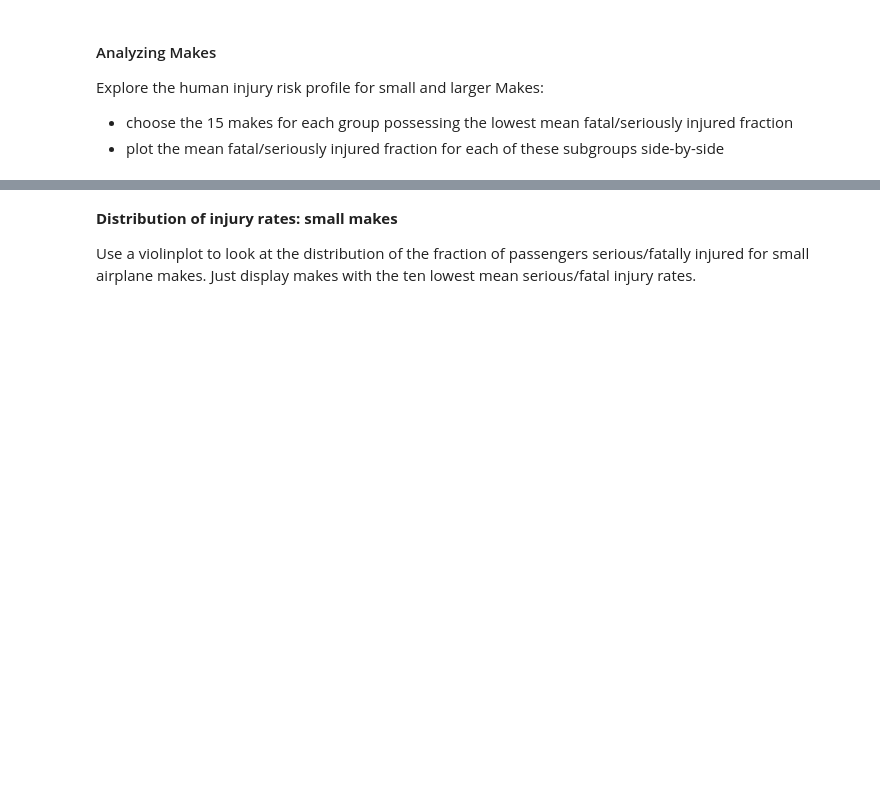
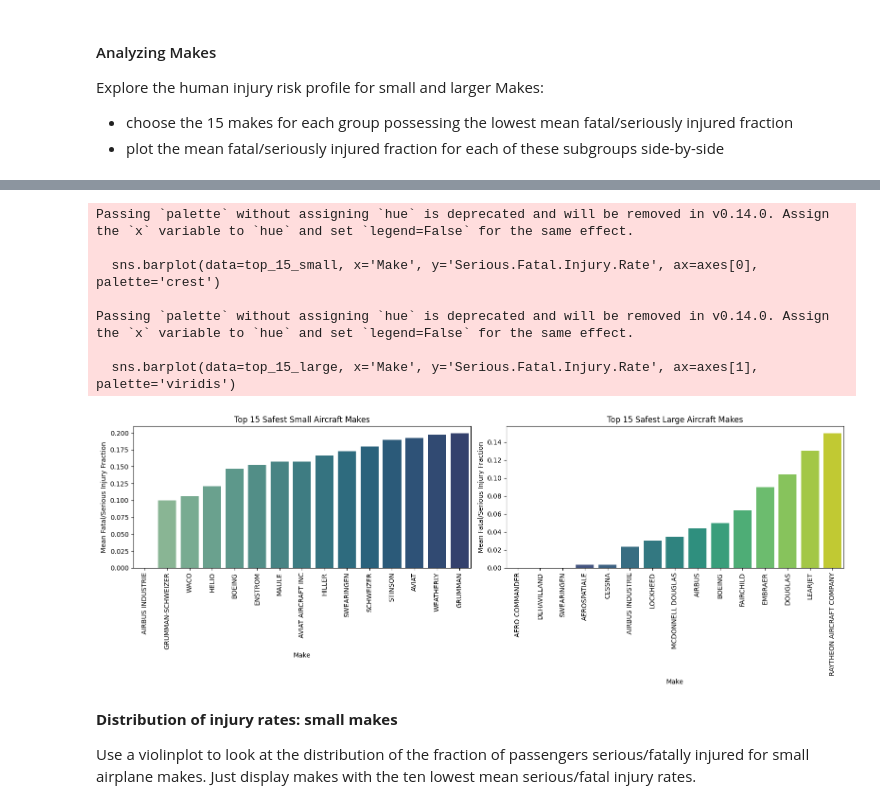
Before and after one commit to ylstha1234/dsc-course0-m8-lab, a Jupyter notebook: Aviation_Accidents_Data_Analysis.ipynb, the cells around one changed output, grey strips where cells are left out. Saved outputs shown, nothing was run; the diff lists cells and outputs as text; code cells hidden in the pictures; blank space fills up the shorter version.

```diff
--- a/Aviation_Accidents_Data_Analysis.ipynb
+++ b/Aviation_Accidents_Data_Analysis.ipynb
@@ -29,3 +37,22 @@ EmptyDataError: No columns to parse from file
 # %% [markdown]
 ## Explore safety metrics across models/makes
 - Remember that the client is interested in separate recommendations for smaller airplanes and larger airplanes. Choose a passenger threshold of 20 and separate the plane types.
+# %%
+
+# Convert injury columns to numeric (if not already)
+injury_cols = ['Total.Fatal.Injuries', 'Total.Serious.Injuries',
+               'Total.Minor.Injuries', 'Total.Uninjured']
+
+for col in injury_cols:
+    clean_avia_df[col] = pd.to_numeric(clean_avia_df[col], errors='coerce')
+
+# Estimate total number of passengers
+clean_avia_df['Estimated.Total.Passengers'] = clean_avia_df[injury_cols].sum(axis=1)
+
+# Classify aircraft by size using threshold of 20 passengers
+small_planes = clean_avia_df[clean_avia_df['Estimated.Total.Passengers'] < 20].copy()
+large_planes = clean_avia_df[clean_avia_df['Estimated.Total.Passengers'] >= 20].copy()
+
+# Display counts
+print(f"Small aircraft: {len(small_planes)} records")
+print(f"Large aircraft: {len(large_planes)} records")
@@ -37,0 +118,7 @@ Explore the human injury risk profile for small and larger Makes:
+# %%
+# Get top 15 safest makes
+top_15_small = small_risk.nsmallest(15, 'Serious.Fatal.Injury.Rate')
+top_15_large = large_risk.nsmallest(15, 'Serious.Fatal.Injury.Rate')
+
+print(top_15_small)
+print(top_15_large)
@@ -38,3 +143,28 @@ Explore the human injury risk profile for small and larger Makes:
+# %%
+# Plot side-by-side
+fig, axes = plt.subplots(1, 2, figsize=(16, 6))
+
+sns.barplot(data=top_15_small, x='Make', y='Serious.Fatal.Injury.Rate', ax=axes[0], palette='crest')
+axes[0].set_title("Top 15 Safest Small Aircraft Makes")
+axes[0].set_ylabel("Mean Fatal/Serious Injury Fraction")
+axes[0].tick_params(axis='x', rotation=90)
+
+sns.barplot(data=top_15_large, x='Make', y='Serious.Fatal.Injury.Rate', ax=axes[1], palette='viridis')
+axes[1].set_title("Top 15 Safest Large Aircraft Makes")
+axes[1].set_ylabel("Mean Fatal/Serious Injury Fraction")
+axes[1].tick_params(axis='x', rotation=90)
+
+plt.tight_layout()
+plt.show()
+# %% [output]
+Passing `palette` without assigning `hue` is deprecated and will be removed in v0.14.0. Assign the `x` variable to `hue` and set `legend=False` for the same effect.
+
+  sns.barplot(data=top_15_small, x='Make', y='Serious.Fatal.Injury.Rate', ax=axes[0], palette='crest')
+
+Passing `palette` without assigning `hue` is deprecated and will be removed in v0.14.0. Assign the `x` variable to `hue` and set `legend=False` for the same effect.
+
+  sns.barplot(data=top_15_large, x='Make', y='Serious.Fatal.Injury.Rate', ax=axes[1], palette='viridis')
+[figure, added]
 # %% [markdown]
 **Distribution of injury rates: small makes**
 
```
Also changed, not shown: parts of 20 cells of this notebook.
